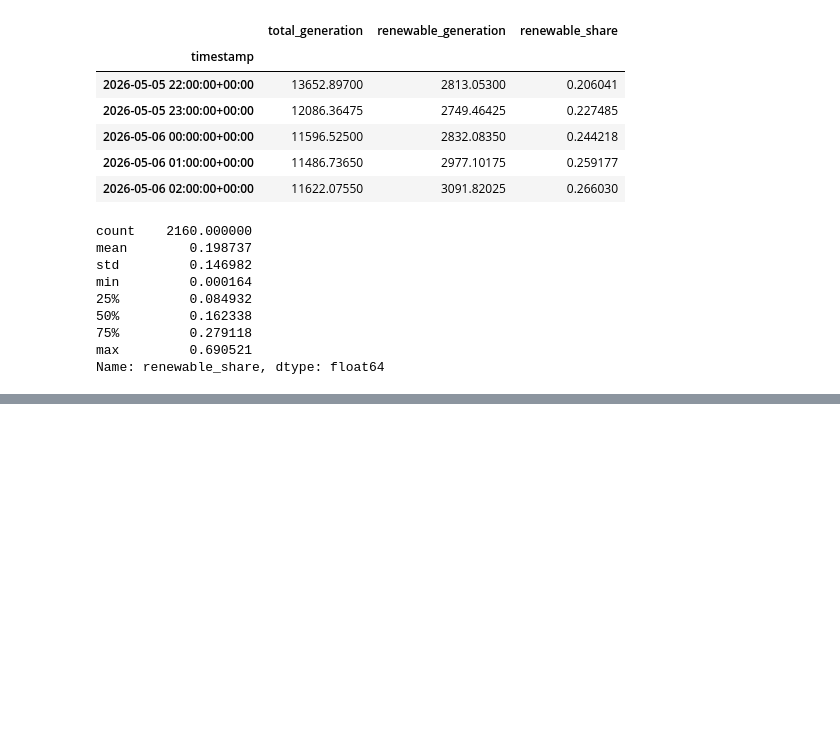
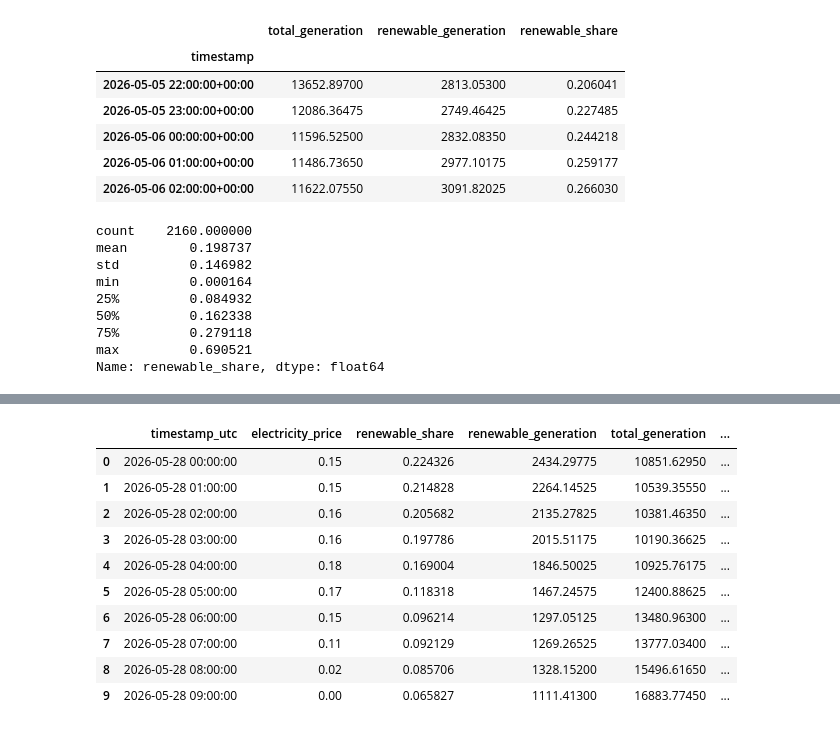
Before and after one commit to vildanpir/smart-power-project, a Jupyter notebook: notebooks/smart-power-transform.ipynb, the cells around one changed output, grey strips where cells are left out. Drawn from its saved outputs; the diff is of its cells as text; code cells hidden in the pictures; blank space fills up the shorter version.

```diff
--- a/notebooks/smart-power-transform.ipynb
+++ b/notebooks/smart-power-transform.ipynb
@@ -195,0 +230,18 @@ clean.to_sql("hourly_data", engine, if_exists="replace", index=False)
+# %%
+preview = pd.read_sql(
+    "SELECT * FROM hourly_data ORDER BY timestamp_utc LIMIT 10", engine
+)
+engine.dispose()
+preview
+# %% [output]
+|  | timestamp_utc | electricity_price | renewable_share | renewable_generation | total_generation | ... |
+| 0 | 2026-05-28 00:00:00 | 0.15 | 0.224326 | 2434.29775 | 10851.62950 | ... |
+| 1 | 2026-05-28 01:00:00 | 0.15 | 0.214828 | 2264.14525 | 10539.35550 | ... |
+| 2 | 2026-05-28 02:00:00 | 0.16 | 0.205682 | 2135.27825 | 10381.46350 | ... |
+| 3 | 2026-05-28 03:00:00 | 0.16 | 0.197786 | 2015.51175 | 10190.36625 | ... |
+| 4 | 2026-05-28 04:00:00 | 0.18 | 0.169004 | 1846.50025 | 10925.76175 | ... |
+| 5 | 2026-05-28 05:00:00 | 0.17 | 0.118318 | 1467.24575 | 12400.88625 | ... |
+| 6 | 2026-05-28 06:00:00 | 0.15 | 0.096214 | 1297.05125 | 13480.96300 | ... |
+| 7 | 2026-05-28 07:00:00 | 0.11 | 0.092129 | 1269.26525 | 13777.03400 | ... |
+| 8 | 2026-05-28 08:00:00 | 0.02 | 0.085706 | 1328.15200 | 15496.61650 | ... |
+| 9 | 2026-05-28 09:00:00 | 0.00 | 0.065827 | 1111.41300 | 16883.77450 | ... |
```
Also changed, not shown: parts of 9 cells of this notebook, 16 other files.
